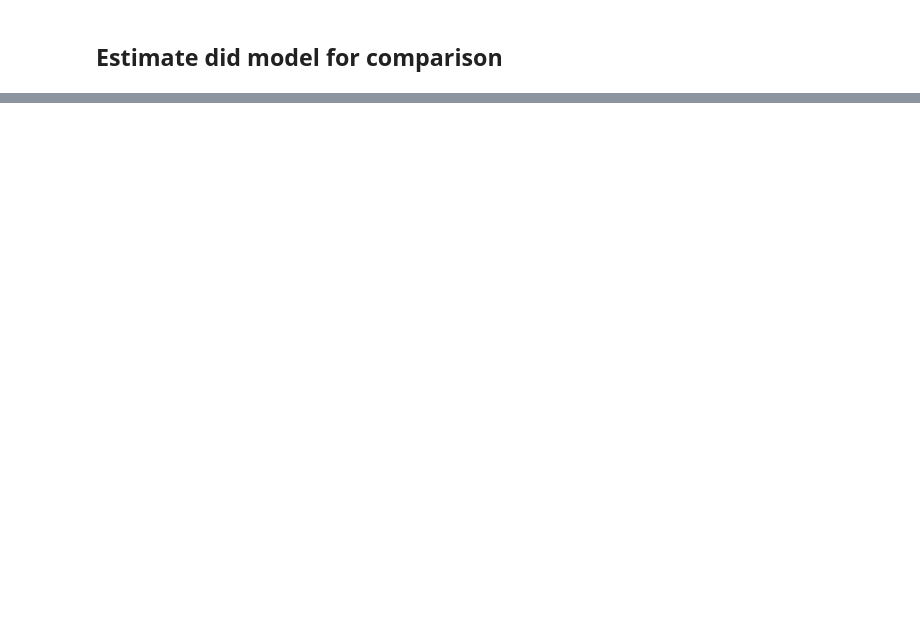
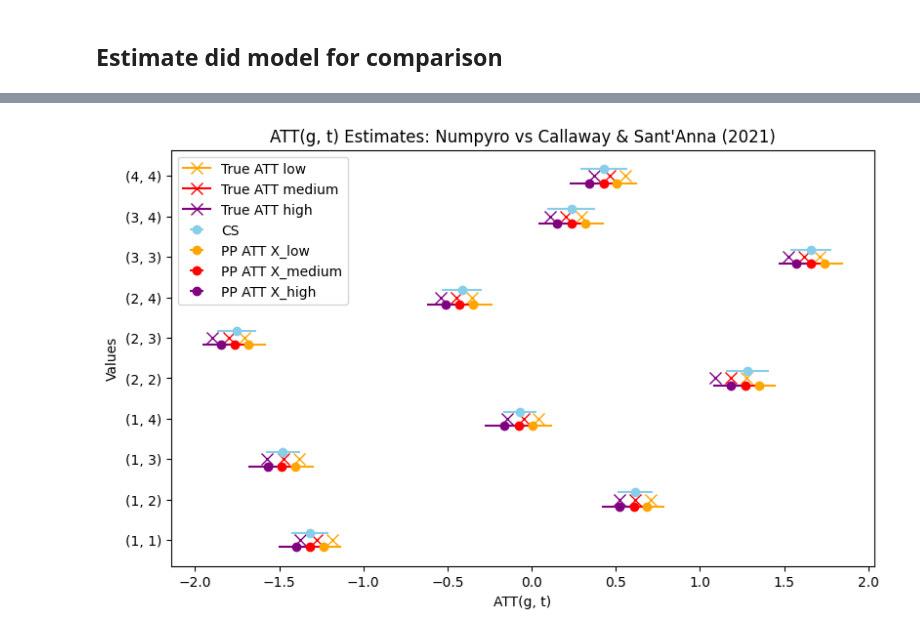
Before and after one commit to hstorm/causal_PP, a Jupyter notebook: notebooks/joint_causal_models.ipynb, the cells around one changed output, grey strips where cells are left out. Saved outputs shown, nothing was run; the diff lists cells and outputs as text; code cells hidden in the pictures; blank space fills up the shorter version.

```diff
--- a/notebooks/joint_causal_models.ipynb
+++ b/notebooks/joint_causal_models.ipynb
@@ -441,0 +717,4 @@ plt.show()
+# %%
+# Add the synthetic outcome variable to the data DataFrame
+data['Y'] = Y_syn
+data
@@ -441,0 +768,10 @@ plt.show()
+# %%
+# Derive true ATT for the three different categories of the categorical covariate (0, 1, 2)
+ATT_W_low_true = bATT_E_true * np.percentile(E_syn, 10)  + ATT_true
+ATT_W_medium_true = bATT_E_true * np.percentile(E_syn, 50)  + ATT_true
+ATT_W_high_true = bATT_E_true * np.percentile(E_syn, 90)  + ATT_true
+
+df_out["ATT_W_low_true"] = ATT_W_low_true.flatten()
+df_out["ATT_W_medium_true"] = ATT_W_medium_true.flatten()
+df_out["ATT_W_high_true"] = ATT_W_high_true.flatten()
+df_out
@@ -441,0 +840,73 @@ plt.show()
+# %%
+# Filter only cases where ATT(g, t) is not NaN and where Time >= Group
+# Note it is also interesting to plot the cases where Time < Group, because the PP
+# model indicates, by the large uncertainty, that those cases are not identified
+plot_only_cases_where_ATT_is_defined = True
+if plot_only_cases_where_ATT_is_defined:
+    df_out_not_nan = df_out[((~df_out['ATT(g, t)'].isna())) & (df_out.index.get_level_values('Time')>=df_out.index.get_level_values('Group'))]
+else:
+    # Use this to plot only the cases where ATT(g, t) is defined and not NaN
+    df_out_not_nan = df_out[((~df_out['ATT(g, t)'].isna()))]
+
+# Setup numerical X positions and bar width
+x = np.arange(df_out_not_nan.shape[0])  # Numerical indices [0, 1, 2, 3]
+width = 0.35  # Width of each bar
+
+# categories = [f"G{g}, T{t}" for g in idx_g for t in idx_t]
+categories = [(idx[0], idx[1]) for idx in df_out_not_nan.index.values]
+x = np.arange(len(categories))  # Numerical indices for the categories
+
+fig, ax = plt.subplots(figsize=(8, 5))
+
+i=0
+for idx in categories:
+
+        g, t = idx
+        # Check if the value is not NaN before plotting
+        ax.errorbar(
+            df_out.loc[(g, t), 'ATT(g, t)'] ,
+            x[i] + width / 2,
+            xerr=1.96*df_out.loc[(g, t), 'Std. Error'],
+            fmt='o',
+            color="skyblue",
+            label="CS" if i == 0 else ""
+        )
+        colors = ["orange", "red", "purple"]
+        i_offset = 0
+        for cat in ['low', 'medium', 'high']:
+            ax.errorbar(
+                df_out.loc[(g, t), f'ATT_W_{cat}_mean'],
+                # x[i] - width / 2- i_offset * 0.3,
+                x[i] - width / 2,
+                xerr=1.96*df_out.loc[(g, t), f'ATT_W_{cat}_std'],
+                fmt='o',
+                color=colors[i_offset],
+                label=f"PP ATT X_{cat}" if i == 0 else ""
+            )
+
+            # Add a true value marker for the ATT(g, t) from the DGP
+            ax.plot(
+                df_out.loc[(g, t), f'ATT_W_{cat}_true'],
+                x[i],
+                marker='x',
+                color=colors[i_offset],
+                markersize=8,
+                label=f'True ATT {cat}' if i == 0 else "",  # Only add label for the first point
+            )
+            i_offset+=1
+
+        i+=1
+
+# Map the numerical X indices back to your String Categories
+ax.set_yticks(x)
+ax.set_yticklabels(categories)
+
+ax.set_ylabel("Values")
+ax.set_title("ATT(g, t) Estimates: Numpyro vs Callaway & Sant'Anna (2021)")
+ax.set_xlabel("ATT(g, t)")
+ax.legend()
+
+# plt.tight_layout()
+plt.show()
+# %% [output]
+[figure, added]
```
Also changed, not shown: parts of 26 cells of this notebook.
